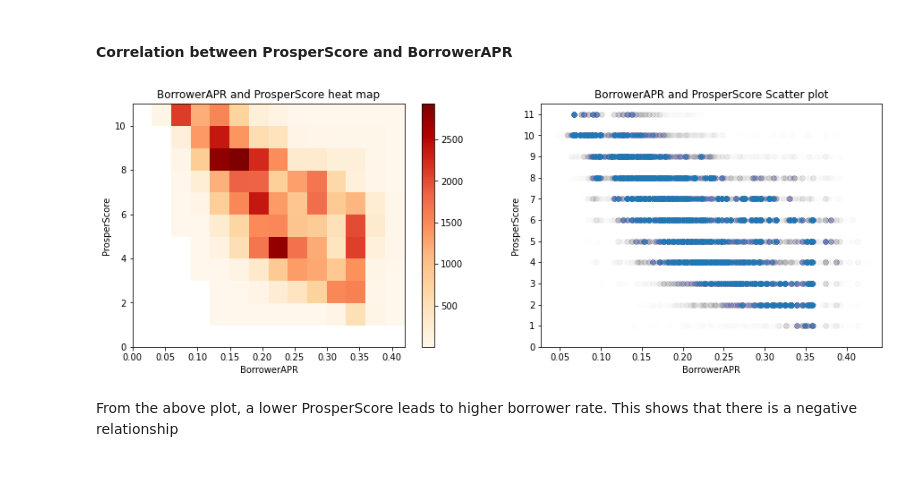
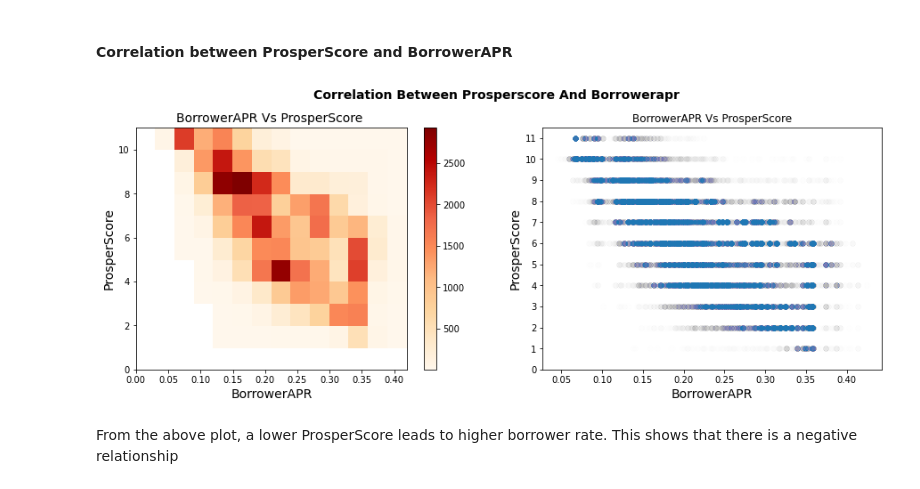
Before and after one commit to flexil/ProsperLoan, a Jupyter notebook: Part_II_slide_deck_template.ipynb, the cells around one changed output. Drawn from its saved outputs; the diff is of its cells as text; code cells hidden in the pictures.

```diff
--- a/Part_II_slide_deck_template.ipynb
+++ b/Part_II_slide_deck_template.ipynb
@@ -70,12 +70,12 @@ def plotCorrelation(df,feature_nameX,feature_nameY,title_nameX, color,XlabelX,Yl
     plt.hist2d(data =df, x = feature_nameX, y = feature_nameY, bins = [bins_x, bins_y],
                    cmap = color, cmin = 0.5)
     plt.colorbar()
-    plt.title(title_nameX)
-    plt.xlabel(feature_nameX)
-    plt.ylabel(feature_nameY);
+    plt.title(title_nameX,fontsize=14)
+    plt.xlabel(feature_nameX,fontsize=14)
+    plt.ylabel(feature_nameY,fontsize=14);
     plt.subplot(1, 2, 2)
     plt.scatter(data = df, x = feature_nameX, y =feature_nameY, alpha =  0.005)
     plt.yticks(np.arange(0, 12, 1))
-    plt.title(title_nameY)
-    plt.xlabel(feature_nameX)
-    plt.ylabel(feature_nameY);
+    plt.title(title_nameY,)
+    plt.xlabel(feature_nameX,fontsize=14)
+    plt.ylabel(feature_nameY,fontsize=14)
@@ -188,23 +188,24 @@ def plotCorrelation(df,feature_nameX,feature_nameY,title_nameX, color,XlabelX,Yl
     plt.hist2d(data =df, x = feature_nameX, y = feature_nameY, bins = [bins_x, bins_y],
                    cmap = color, cmin = 0.5)
     plt.colorbar()
-    plt.title(title_nameX)
-    plt.xlabel(feature_nameX)
-    plt.ylabel(feature_nameY);
+    plt.title(title_nameX,fontsize=14)
+    plt.xlabel(feature_nameX,fontsize=14)
+    plt.ylabel(feature_nameY,fontsize=14);
     plt.subplot(1, 2, 2)
     plt.scatter(data = df, x = feature_nameX, y =feature_nameY, alpha =  0.005)
     plt.yticks(np.arange(0, 12, 1))
-    plt.title(title_nameY)
-    plt.xlabel(feature_nameX)
-    plt.ylabel(feature_nameY);
+    plt.title(title_nameY,)
+    plt.xlabel(feature_nameX,fontsize=14)
+    plt.ylabel(feature_nameY,fontsize=14)
+    plt.suptitle("Correlation between ProsperScore and BorrowerAPR".title(),y=1.0,fontsize=14,weight='bold')
 # %% [markdown]
 
 #### Correlation between ProsperScore and BorrowerAPR
 # %%
-plotCorrelation(loan_df,'BorrowerAPR','ProsperScore','BorrowerAPR and ProsperScore heat map', 'OrRd','BorrowerAPR',
-                'ProsperScore','BorrowerAPR and ProsperScore Scatter plot','BorrowerAPR','ProsperScore',0.02,0.03)
+plotCorrelation(loan_df,'BorrowerAPR','ProsperScore','BorrowerAPR Vs ProsperScore ', 'OrRd','BorrowerAPR',
+                'ProsperScore','BorrowerAPR Vs ProsperScore','BorrowerAPR','ProsperScore',0.02,0.03)
 # %% [output]
-[figure, old version]
+[figure, new version]
 # %% [markdown]
 From the above plot, a lower ProsperScore leads to higher borrower rate. This shows that there is a negative relationship
 # %% [markdown]
```
Also changed, not shown: parts of 19 cells of this notebook, 3 other files.
